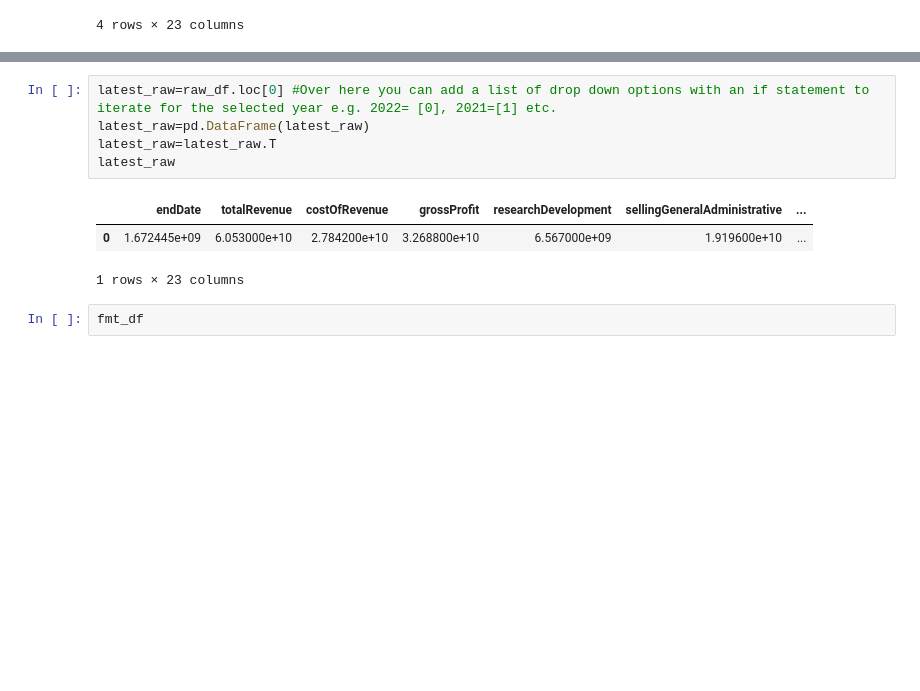
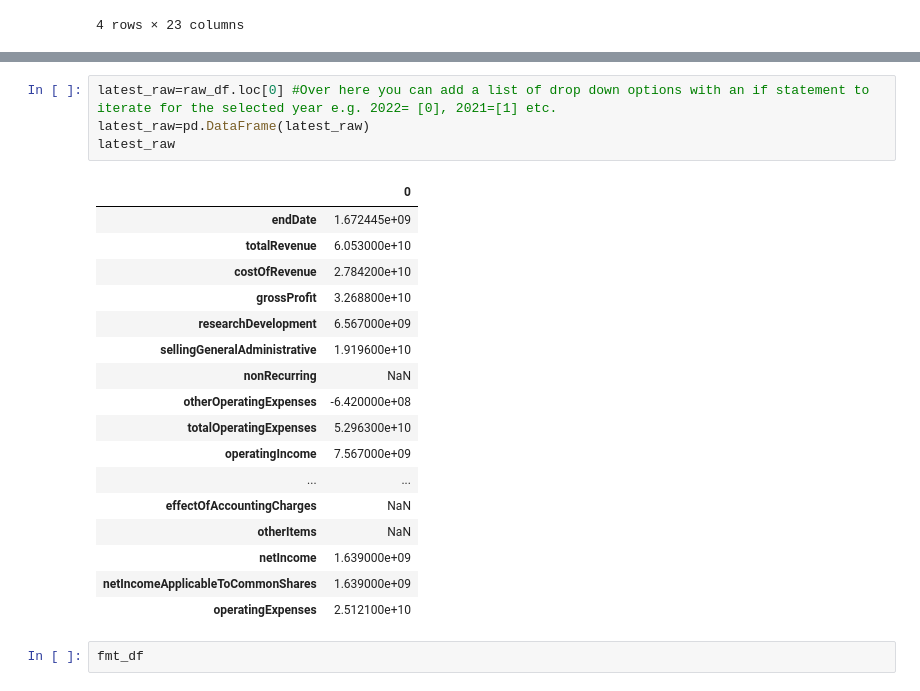
Before and after one commit to touseefyounas/Sankey-Stocks, a Jupyter notebook: YahooFinanceAPI.ipynb, the cells around one changed output, grey strips where cells are left out. Drawn from its saved outputs; the diff is of its cells as text; blank space fills up the shorter version.

```diff
--- a/YahooFinanceAPI.ipynb
+++ b/YahooFinanceAPI.ipynb
@@ -68,12 +261,25 @@ print(raw_df['totolOperating'][0]-raw_df['totalOperatingExpenses'][0])
 # %%
 latest_raw=raw_df.loc[0] #Over here you can add a list of drop down options with an if statement to iterate for the selected year e.g. 2022= [0], 2021=[1] etc.
 latest_raw=pd.DataFrame(latest_raw)
-latest_raw=latest_raw.T
 latest_raw
 # %% [output]
-|  | endDate | totalRevenue | costOfRevenue | grossProfit | researchDevelopment | sellingGeneralAdministrative | ... |
-| 0 | 1.672445e+09 | 6.053000e+10 | 2.784200e+10 | 3.268800e+10 | 6.567000e+09 | 1.919600e+10 | ... |
+|  | 0 |
+| endDate | 1.672445e+09 |
+| totalRevenue | 6.053000e+10 |
+| costOfRevenue | 2.784200e+10 |
+| grossProfit | 3.268800e+10 |
+| researchDevelopment | 6.567000e+09 |
+| sellingGeneralAdministrative | 1.919600e+10 |
+| nonRecurring | NaN |
+| otherOperatingExpenses | -6.420000e+08 |
+| totalOperatingExpenses | 5.296300e+10 |
+| operatingIncome | 7.567000e+09 |
+| ... | ... |
+| effectOfAccountingCharges | NaN |
+| otherItems | NaN |
+| netIncome | 1.639000e+09 |
+| netIncomeApplicableToCommonShares | 1.639000e+09 |
+| operatingExpenses | 2.512100e+10 |
-1 rows × 23 columns
 # %%
 fmt_df
 # %% [output]
```
Also changed, not shown: parts of 5 cells of this notebook.
